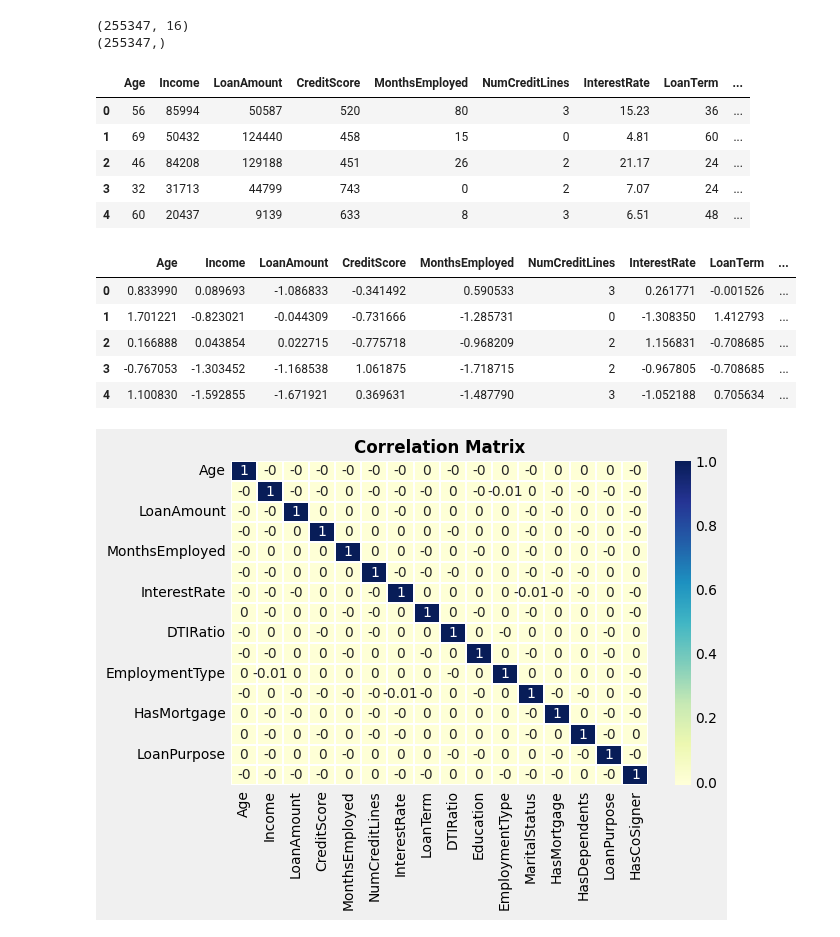
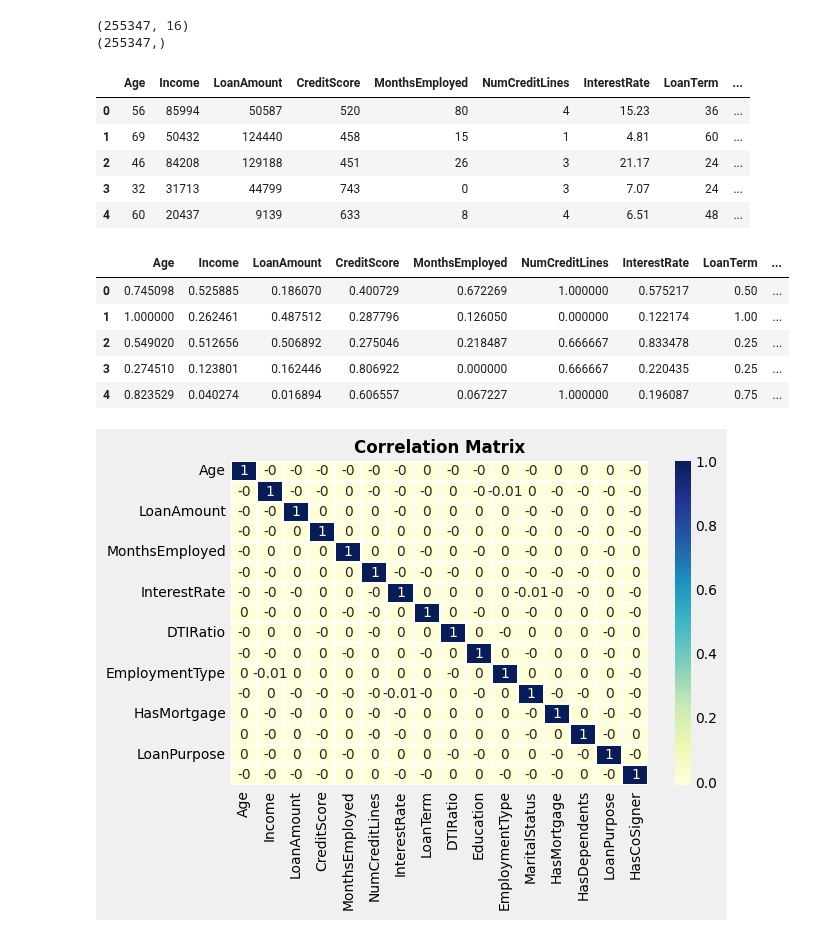
Before and after one commit to sranillac/SRC_UniOvi, a Jupyter notebook: ML-IA/src/ML-Classification/LoanDefault/SRC_EDA_Viz_PreProcess_LoanDefault.ipynb, the cells around one changed output. Cells and saved outputs as stored; diff of their text form; code cells hidden in the pictures.

Commit message:
loan_default

```diff
--- a/ML-IA/src/ML-Classification/LoanDefault/SRC_EDA_Viz_PreProcess_LoanDefault.ipynb
+++ b/ML-IA/src/ML-Classification/LoanDefault/SRC_EDA_Viz_PreProcess_LoanDefault.ipynb
@@ -165,32 +165,32 @@ print(Y.shape)
 # Categorical features
 encoder = LabelEncoder()
 
-categorical_columns = ['Education', 'EmploymentType', 'MaritalStatus', 'HasMortgage', 'HasDependents', 'LoanPurpose','NumCreditLines', 'HasCoSigner']
+categorical_columns = ['Education', 'EmploymentType', 'MaritalStatus', 'HasMortgage', 'HasDependents', 'LoanPurpose', 'HasCoSigner']
 for col in categorical_columns:
     X[col] = encoder.fit_transform(X[col].astype(str))
 X.head()
 # %% [output]
 |  | Age | Income | LoanAmount | CreditScore | MonthsEmployed | NumCreditLines | InterestRate | LoanTerm | ... |
-| 0 | 56 | 85994 | 50587 | 520 | 80 | 3 | 15.23 | 36 | ... |
-| 1 | 69 | 50432 | 124440 | 458 | 15 | 0 | 4.81 | 60 | ... |
-| 2 | 46 | 84208 | 129188 | 451 | 26 | 2 | 21.17 | 24 | ... |
-| 3 | 32 | 31713 | 44799 | 743 | 0 | 2 | 7.07 | 24 | ... |
-| 4 | 60 | 20437 | 9139 | 633 | 8 | 3 | 6.51 | 48 | ... |
+| 0 | 56 | 85994 | 50587 | 520 | 80 | 4 | 15.23 | 36 | ... |
+| 1 | 69 | 50432 | 124440 | 458 | 15 | 1 | 4.81 | 60 | ... |
+| 2 | 46 | 84208 | 129188 | 451 | 26 | 3 | 21.17 | 24 | ... |
+| 3 | 32 | 31713 | 44799 | 743 | 0 | 3 | 7.07 | 24 | ... |
+| 4 | 60 | 20437 | 9139 | 633 | 8 | 4 | 6.51 | 48 | ... |
 # %%
 # Numerical features
-sc = StandardScaler()
+sc = MinMaxScaler()
 
-numerical_variables = ['Age', 'Income', 'LoanAmount', 'CreditScore', 'MonthsEmployed', 'InterestRate', 'LoanTerm', 'DTIRatio']
+numerical_variables = ['Age', 'Income', 'LoanAmount', 'CreditScore', 'MonthsEmployed', 'InterestRate', 'NumCreditLines', 'LoanTerm', 'DTIRatio']
 for col in numerical_variables:
     X[[col]] = sc.fit_transform(X[[col]])
 X.head()
 # %% [output]
 |  | Age | Income | LoanAmount | CreditScore | MonthsEmployed | NumCreditLines | InterestRate | LoanTerm | ... |
-| 0 | 0.833990 | 0.089693 | -1.086833 | -0.341492 | 0.590533 | 3 | 0.261771 | -0.001526 | ... |
-| 1 | 1.701221 | -0.823021 | -0.044309 | -0.731666 | -1.285731 | 0 | -1.308350 | 1.412793 | ... |
-| 2 | 0.166888 | 0.043854 | 0.022715 | -0.775718 | -0.968209 | 2 | 1.156831 | -0.708685 | ... |
-| 3 | -0.767053 | -1.303452 | -1.168538 | 1.061875 | -1.718715 | 2 | -0.967805 | -0.708685 | ... |
-| 4 | 1.100830 | -1.592855 | -1.671921 | 0.369631 | -1.487790 | 3 | -1.052188 | 0.705634 | ... |
+| 0 | 0.745098 | 0.525885 | 0.186070 | 0.400729 | 0.672269 | 1.000000 | 0.575217 | 0.50 | ... |
+| 1 | 1.000000 | 0.262461 | 0.487512 | 0.287796 | 0.126050 | 0.000000 | 0.122174 | 1.00 | ... |
+| 2 | 0.549020 | 0.512656 | 0.506892 | 0.275046 | 0.218487 | 0.666667 | 0.833478 | 0.25 | ... |
+| 3 | 0.274510 | 0.123801 | 0.162446 | 0.806922 | 0.000000 | 0.666667 | 0.220435 | 0.25 | ... |
+| 4 | 0.823529 | 0.040274 | 0.016894 | 0.606557 | 0.067227 | 1.000000 | 0.196087 | 0.75 | ... |
 # %%
 # User Rating target to categorical
 encoder = LabelEncoder()
```
Also changed, not shown: parts of 2 cells of this notebook, 4 other files.
